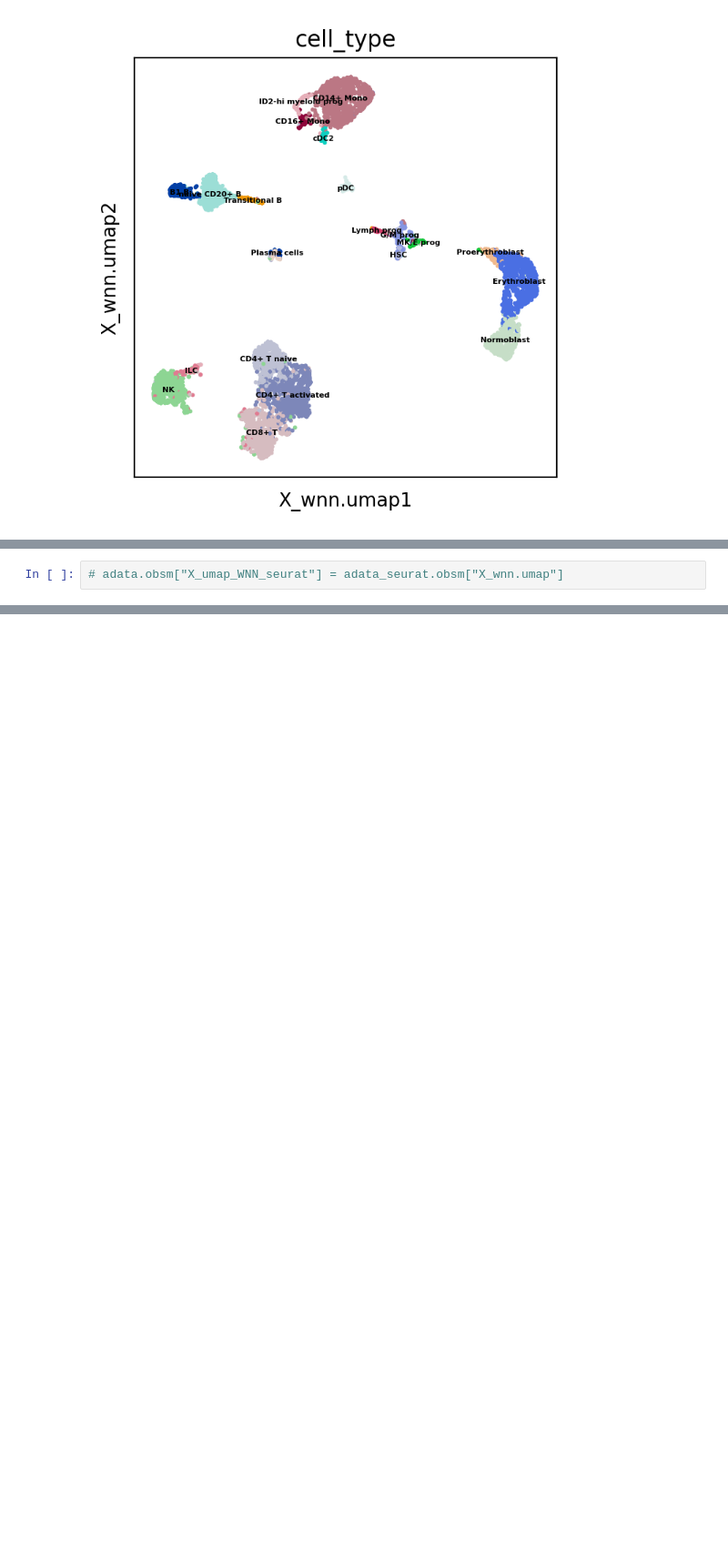
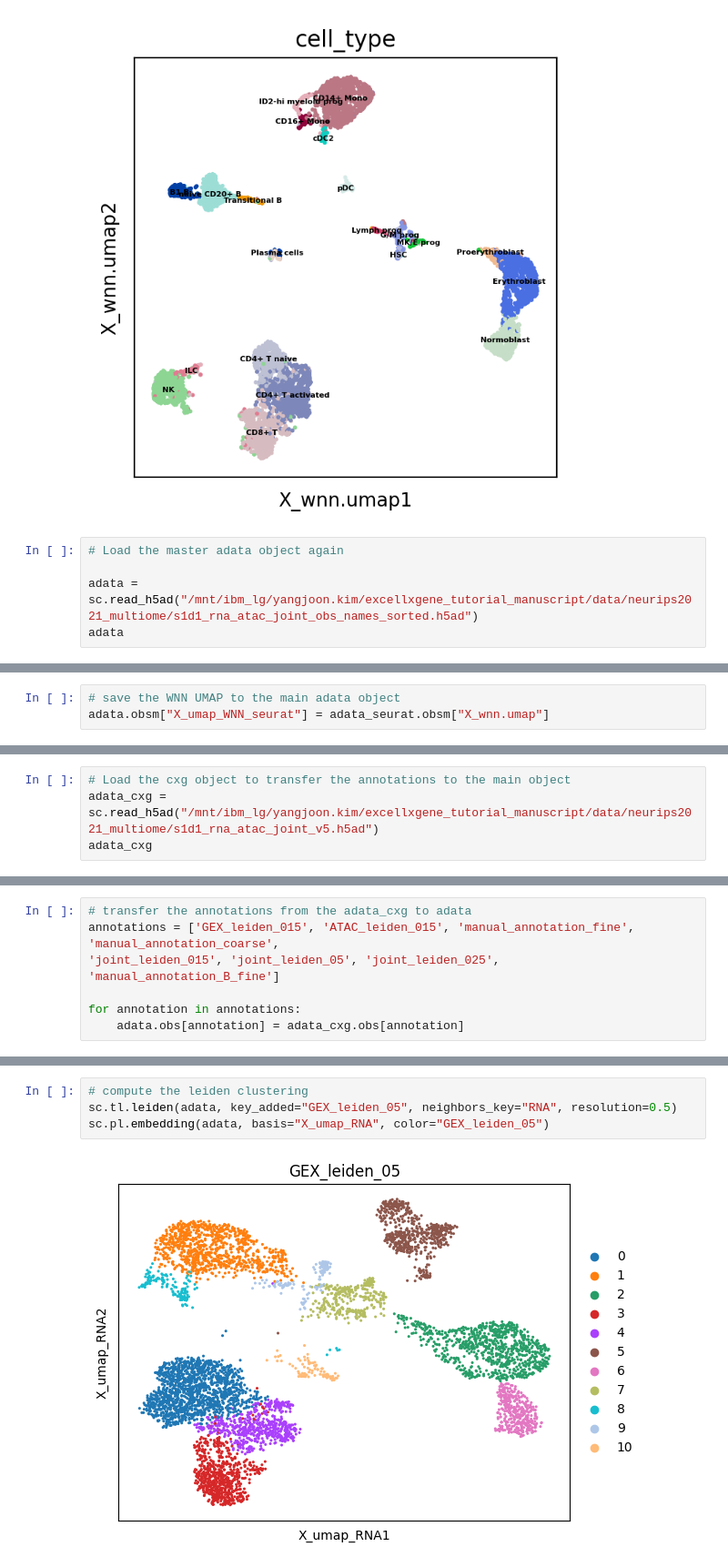
Before and after one commit to czbiohub-sf/celltype_annotation_tutorial, a Jupyter notebook: notebooks/NB_preprocess_multimodal_datasets_neurips_S1D1_multiome_GEX_ATAC_exCellxgene_v2.ipynb, the cells around one changed output, grey strips where cells are left out. Shown: that part at 91% size. Cells and saved outputs as stored; diff of their text form; blank space fills up the shorter version.

Commit message:
added new plots for the ATAC figure

```diff
--- a/notebooks/NB_preprocess_multimodal_datasets_neurips_S1D1_multiome_GEX_ATAC_exCellxgene_v2.ipynb
+++ b/notebooks/NB_preprocess_multimodal_datasets_neurips_S1D1_multiome_GEX_ATAC_exCellxgene_v2.ipynb
@@ -350,3 +199,8 @@ with plt.rc_context({"figure.figsize": (4, 4), "figure.dpi": (200)}):
 findfont: Font family ['sans-serif'] not found. Falling back to DejaVu Sans.
 findfont: Generic family 'sans-serif' not found because none of the following families were found: Arial
 [figure]
+# %%
+# Load the master adata object again
+
+adata = sc.read_h5ad("/mnt/ibm_lg/yangjoon.kim/excellxgene_tutorial_manuscript/data/neurips2021_multiome/s1d1_rna_atac_joint_obs_names_sorted.h5ad")
+adata
@@ -353,2 +214,3 @@ findfont: Generic family 'sans-serif' not found because none of the following fa
 # %%
-# adata.obsm["X_umap_WNN_seurat"] = adata_seurat.obsm["X_wnn.umap"]
+# save the WNN UMAP to the main adata object
+adata.obsm["X_umap_WNN_seurat"] = adata_seurat.obsm["X_wnn.umap"]
@@ -354,0 +223,4 @@ findfont: Generic family 'sans-serif' not found because none of the following fa
+# %%
+# Load the cxg object to transfer the annotations to the main object
+adata_cxg = sc.read_h5ad("/mnt/ibm_lg/yangjoon.kim/excellxgene_tutorial_manuscript/data/neurips2021_multiome/s1d1_rna_atac_joint_v5.h5ad")
+adata_cxg
@@ -354,0 +235,7 @@ findfont: Generic family 'sans-serif' not found because none of the following fa
+# %%
+# transfer the annotations from the adata_cxg to adata
+annotations = ['GEX_leiden_015', 'ATAC_leiden_015', 'manual_annotation_fine', 'manual_annotation_coarse',
+'joint_leiden_015', 'joint_leiden_05', 'joint_leiden_025', 'manual_annotation_B_fine']
+
+for annotation in annotations:
+    adata.obs[annotation] = adata_cxg.obs[annotation]
@@ -354,0 +262,6 @@ findfont: Generic family 'sans-serif' not found because none of the following fa
+# %%
+# compute the leiden clustering
+sc.tl.leiden(adata, key_added="GEX_leiden_05", neighbors_key="RNA", resolution=0.5)
+sc.pl.embedding(adata, basis="X_umap_RNA", color="GEX_leiden_05")
+# %% [output]
+[figure, added]
```
Also changed, not shown: parts of 55 cells of this notebook, 30 other files.
